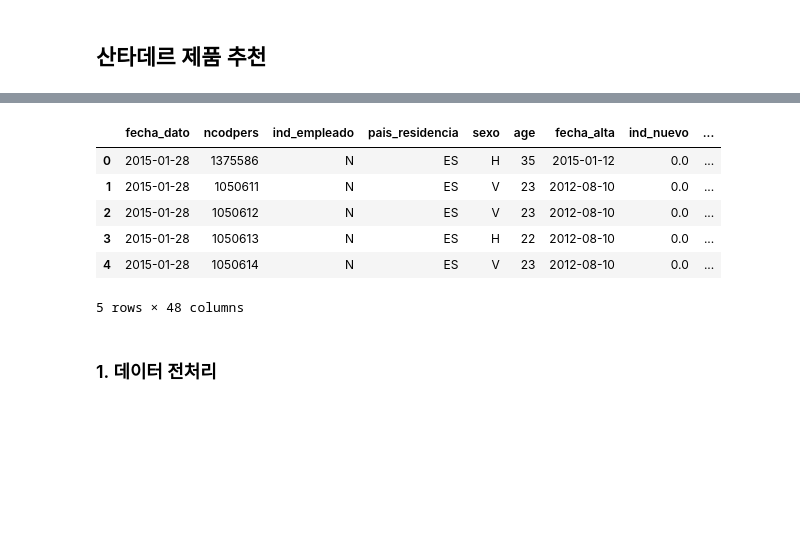
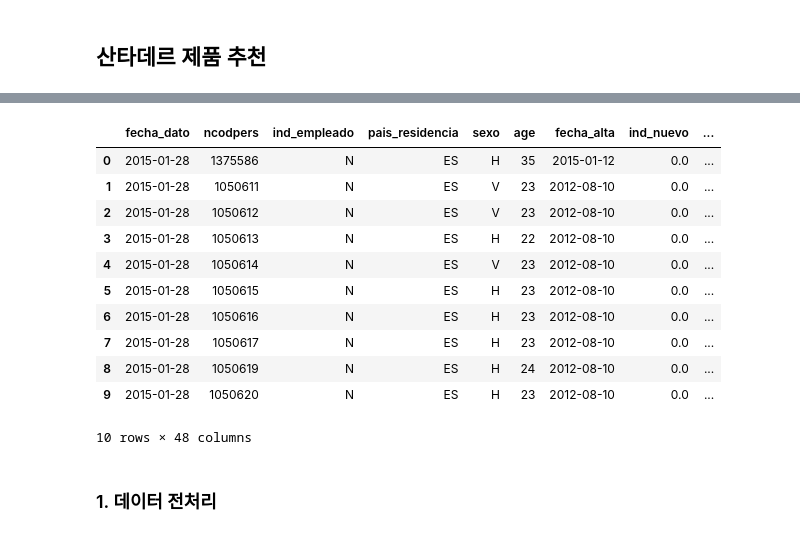
Before and after one commit to kkami121/Data_Analysis, a Jupyter notebook: santander_recommendation/santander_recommendation.ipynb, the cells around one changed output, grey strips where cells are left out. Saved outputs shown, nothing was run; the diff lists cells and outputs as text; code cells hidden in the pictures; blank space fills up the shorter version.

```diff
--- a/santander_recommendation/santander_recommendation.ipynb
+++ b/santander_recommendation/santander_recommendation.ipynb
@@ -19,13 +15,18 @@ KeyboardInterrupt:
 # %%
-trn.head(5)
+trn.head(10)
 # %% [output]
 |  | fecha_dato | ncodpers | ind_empleado | pais_residencia | sexo | age | fecha_alta | ind_nuevo | ... |
 | 0 | 2015-01-28 | 1375586 | N | ES | H | 35 | 2015-01-12 | 0.0 | ... |
 | 1 | 2015-01-28 | 1050611 | N | ES | V | 23 | 2012-08-10 | 0.0 | ... |
 | 2 | 2015-01-28 | 1050612 | N | ES | V | 23 | 2012-08-10 | 0.0 | ... |
 | 3 | 2015-01-28 | 1050613 | N | ES | H | 22 | 2012-08-10 | 0.0 | ... |
 | 4 | 2015-01-28 | 1050614 | N | ES | V | 23 | 2012-08-10 | 0.0 | ... |
+| 5 | 2015-01-28 | 1050615 | N | ES | H | 23 | 2012-08-10 | 0.0 | ... |
+| 6 | 2015-01-28 | 1050616 | N | ES | H | 23 | 2012-08-10 | 0.0 | ... |
+| 7 | 2015-01-28 | 1050617 | N | ES | H | 23 | 2012-08-10 | 0.0 | ... |
+| 8 | 2015-01-28 | 1050619 | N | ES | H | 24 | 2012-08-10 | 0.0 | ... |
+| 9 | 2015-01-28 | 1050620 | N | ES | H | 23 | 2012-08-10 | 0.0 | ... |
-5 rows × 48 columns
+10 rows × 48 columns
 # %% [markdown]
 ### 1. 데이터 전처리
 # %%
```
Also changed, not shown: parts of 3 cells of this notebook, 1 other file.
